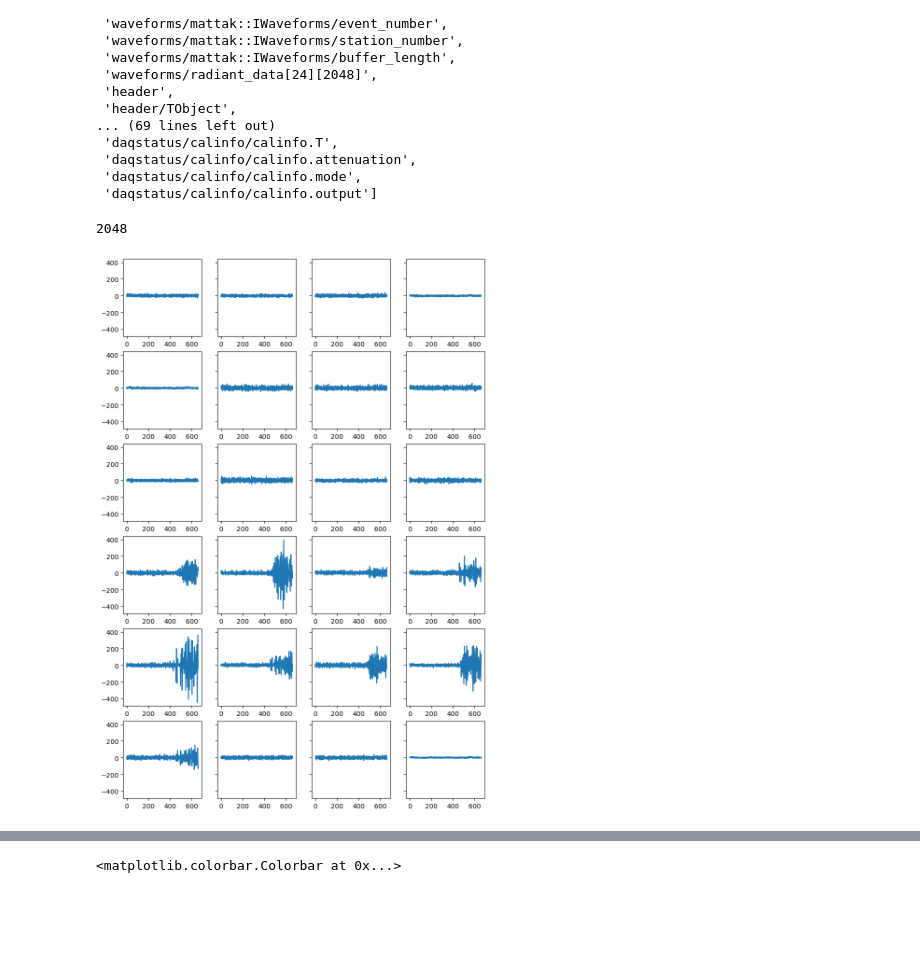
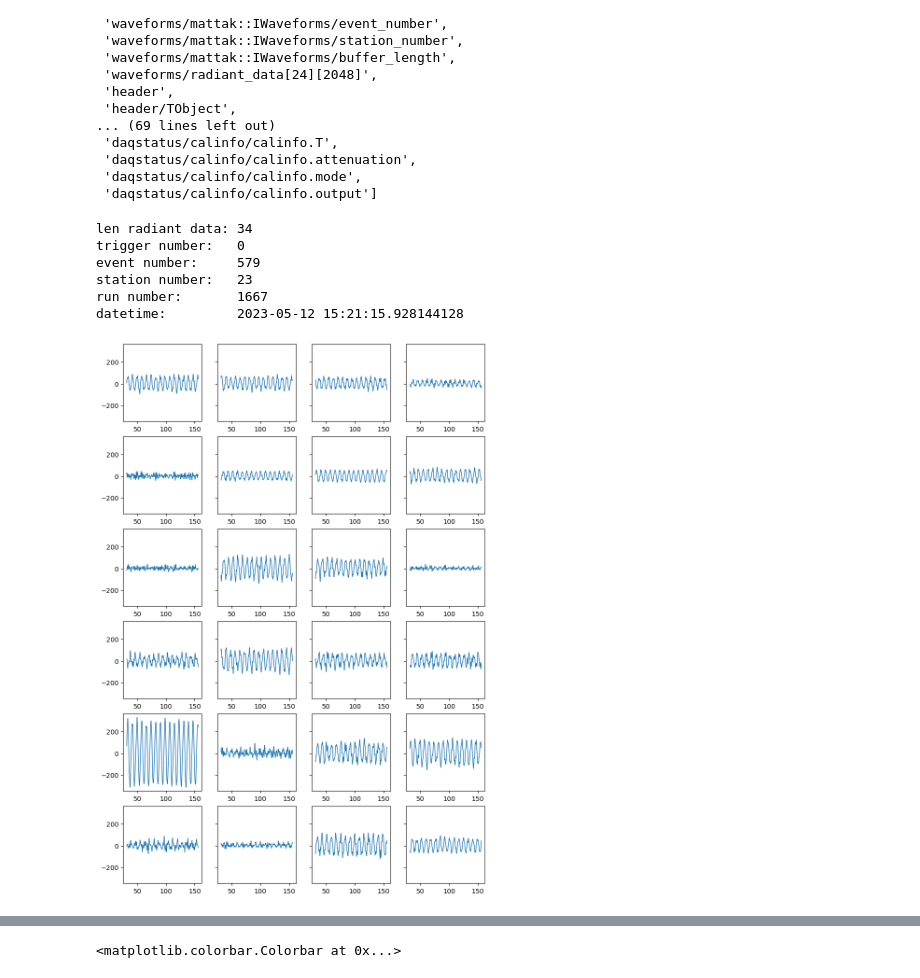
Before and after one commit to OliverSchlemper/Flights, a Jupyter notebook: combined_test copy.ipynb, the cells around one changed output, grey strips where cells are left out. Saved outputs shown, nothing was run; the diff lists cells and outputs as text; code cells hidden in the pictures; blank space fills up the shorter version.

```diff
--- a/combined_test copy.ipynb
+++ b/combined_test copy.ipynb
@@ -18,6 +18,6 @@ from scipy.fft import fft
 from scipy.signal import stft
 # %%
-filename = 'station21_run2730_combined.root'
+filename = 'station23_run1667_combined.root'
 file = uproot.open("./combined/" + filename)
 file['combined'].keys()
 # %% [output]
@@ -39,31 +39,64 @@ file['combined'].keys()
  'daqstatus/calinfo/calinfo.mode',
  'daqstatus/calinfo/calinfo.output']
 # %%
+%matplotlib inline
+#%matplotlib qt
+
 fmt = '%Y-%m-%d %H:%M:%S.%f'
 radiant_data = np.array(file['combined/waveforms/radiant_data[24][2048]'])
+
+trigger_number = np.array(file['combined/header/trigger_number'])
+event_number = np.array(file['combined/header/event_number'])
+station_number = np.array(file['combined/header/station_number'])
+run_number = np.array(file['combined/header/run_number'])
+#whatever_this_is = (file['combined/waveforms/mattak::IWaveforms/TObject'])
+#print(len(whatever_this_is))
 #time = np.array(file['combined/header/readout_time'])
 times = np.array(file['combined/header/trigger_time'])
 
 times = pd.to_datetime(times, unit = 's')
-start_time = pd.to_datetime('2023-05-12T12:40:07')
-stop_time = pd.to_datetime('2023-05-12T12:46:14')
+start_time = pd.to_datetime('2023-05-12T15:19:07')
+stop_time = pd.to_datetime('2023-05-12T15:25:14')
 
 mask = (times >= start_time) & (times <= stop_time)
 
+#print(times[mask][33])
+
+
+
 
 #x = np.arange(0, 2048, 1)
-x = np.linspace(0, 660, 2048) # the real time would be interesting
-print(len(x))
+x = np.linspace(0, 640, 2048) # the real time would be interesting
+#print(len(x))
 #print(times.shape, radiant_data[0,0,:].shape, x.shape)
 #print(radiant_data[mask, :, :].shape)
 
+start = 100
+end = 500
+event_index = 15 # 15
+
+
+print('len radiant data:', len(radiant_data[mask, :, :]))
+print('trigger number:  ', trigger_number[mask][event_index])
+print('event number:    ', event_number[mask][event_index])
+print('station number:  ', station_number[mask][event_index])
+print('run number:      ', run_number[mask][event_index])
+print('datetime:        ', times[mask][event_index])
+
 #print(times[mask])
 fig, ax = plt.subplots(6, 4, figsize = (10, 15), sharey = True)
+fig.suptitle('')
 counter = 0
 for i in range(6):
     for j in range(4):
-        ax[i, j].plot(x, radiant_data[mask, :, :][5, counter, :])
+        ax[i, j].plot(x[start:end], radiant_data[mask, :, :][event_index, counter, start:end], linewidth = 1)#69
         counter += 1
+plt.show()
 # %% [output]
-2048
+len radiant data: 34
+trigger number:   0
+event number:     579
+station number:   23
+run number:       1667
+datetime:         2023-05-12 15:21:15.928144128
-[figure, old version]
+[figure, new version]
```
Also changed, not shown: parts of 3 cells of this notebook, 40 other files.
